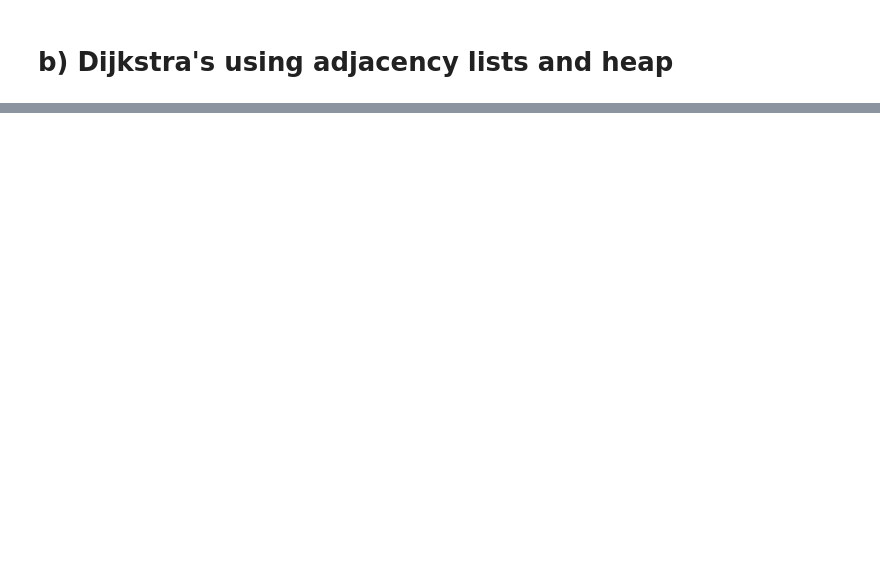
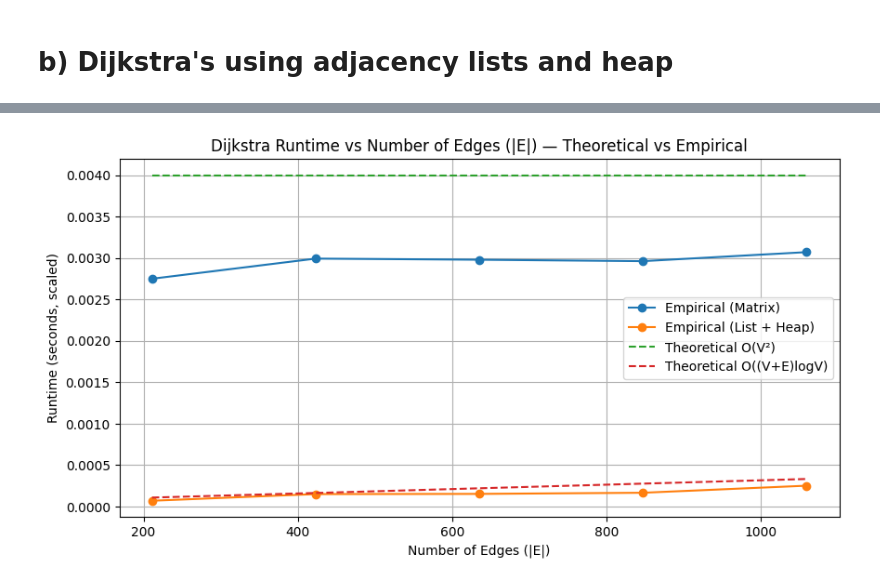
Before and after one commit to steaksandshrooms/SC2001, a Jupyter notebook: project2.ipynb, the cells around one changed output, grey strips where cells are left out. Cells and saved outputs as stored; diff of their text form; code cells hidden in the pictures; blank space fills up the shorter version.

```diff
--- a/project2.ipynb
+++ b/project2.ipynb
@@ -170,0 +305,65 @@ Testing V=100...
+# %%
+def generate_graph_by_edges(V, E):
+    """Generate a random weighted undirected graph with V vertices and E edges."""
+    matrix = [[0]*V for _ in range(V)]
+    adj_list = [[] for _ in range(V)]
+    edges = set()
+
+    while len(edges) < E:
+        u = random.randint(0, V - 1)
+        v = random.randint(0, V - 1)
+        if u != v and (u, v) not in edges and (v, u) not in edges:
+            w = random.randint(1, 10)
+            matrix[u][v] = matrix[v][u] = w
+            adj_list[u].append((v, w))
+            adj_list[v].append((u, w))
+            edges.add((u, v))
+
+    return matrix, adj_list
+
+
+# -------------------------
+# Benchmark vs Edges
+# -------------------------
+
+def benchmark_vs_edges():
+    V = 200  # fixed number of vertices
+    edge_counts = [int(V * math.log(V) * i / 5) for i in range(1, 6)]  # from sparse to dense
+    # roughly V*logV, 2V*logV, ..., 5V*logV edges
+
+    times_matrix = []
+    times_list = []
+
+    for E in edge_counts:
+        matrix, adj_list = generate_graph_by_edges(V, E)
+
+        start = time.time()
+        dijkMatrix(matrix, 0)
+        times_matrix.append(time.time() - start)
+
+        start = time.time()
+        dijkList(adj_list, 0)
+        times_list.append(time.time() - start)
+
+    # Theoretical curves (scaled for visibility)
+    theory_matrix = [0.0000001 * (V**2) for _ in edge_counts]  # O(V^2)
+    theory_list = [0.00000005 * ((V + E) * math.log(V)) for E in edge_counts]  # O((V + E)logV)
+
+    # Plot
+    plt.figure(figsize=(10, 5))
+    plt.plot(edge_counts, times_matrix, 'o-', label="Empirical (Matrix)")
+    plt.plot(edge_counts, times_list, 'o-', label="Empirical (List + Heap)")
+    plt.plot(edge_counts, theory_matrix, '--', label="Theoretical O(V²)")
+    plt.plot(edge_counts, theory_list, '--', label="Theoretical O((V+E)logV)")
+
+    plt.title("Dijkstra Runtime vs Number of Edges (|E|) — Theoretical vs Empirical")
+    plt.xlabel("Number of Edges (|E|)")
+    plt.ylabel("Runtime (seconds, scaled)")
+    plt.legend()
+    plt.grid(True)
+    plt.show()
+
+# Run it
+benchmark_vs_edges()
+# %% [output]
+[figure, added]
```
Also changed, not shown: parts of 7 cells of this notebook.
